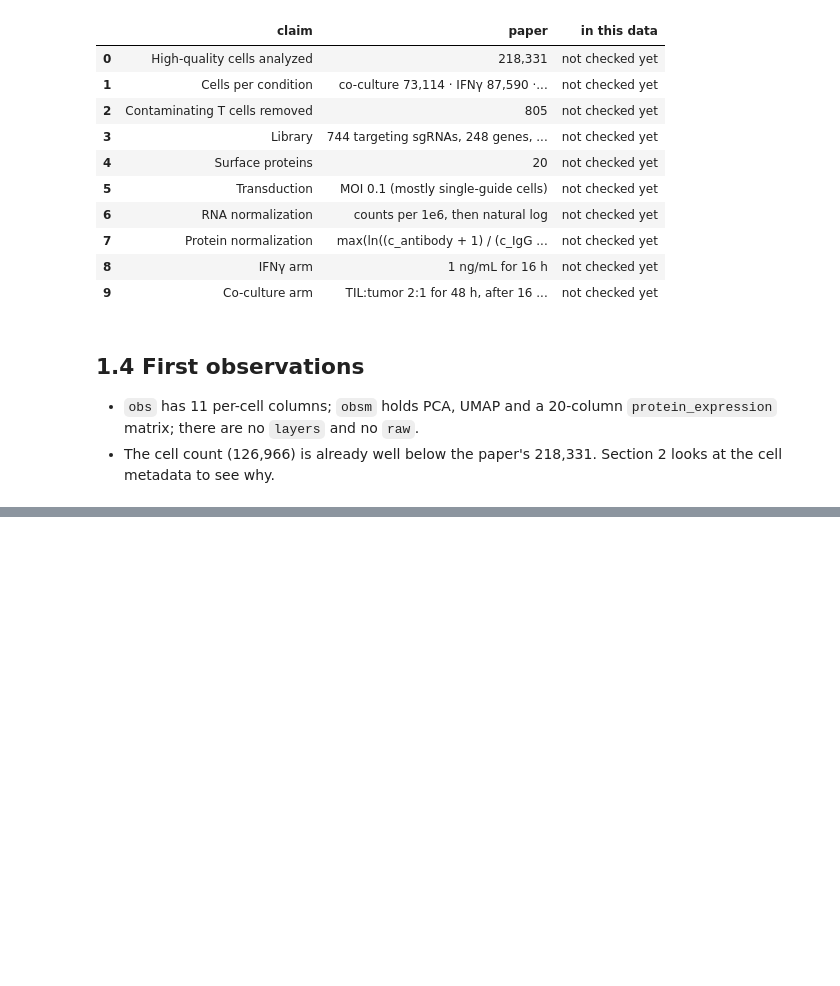
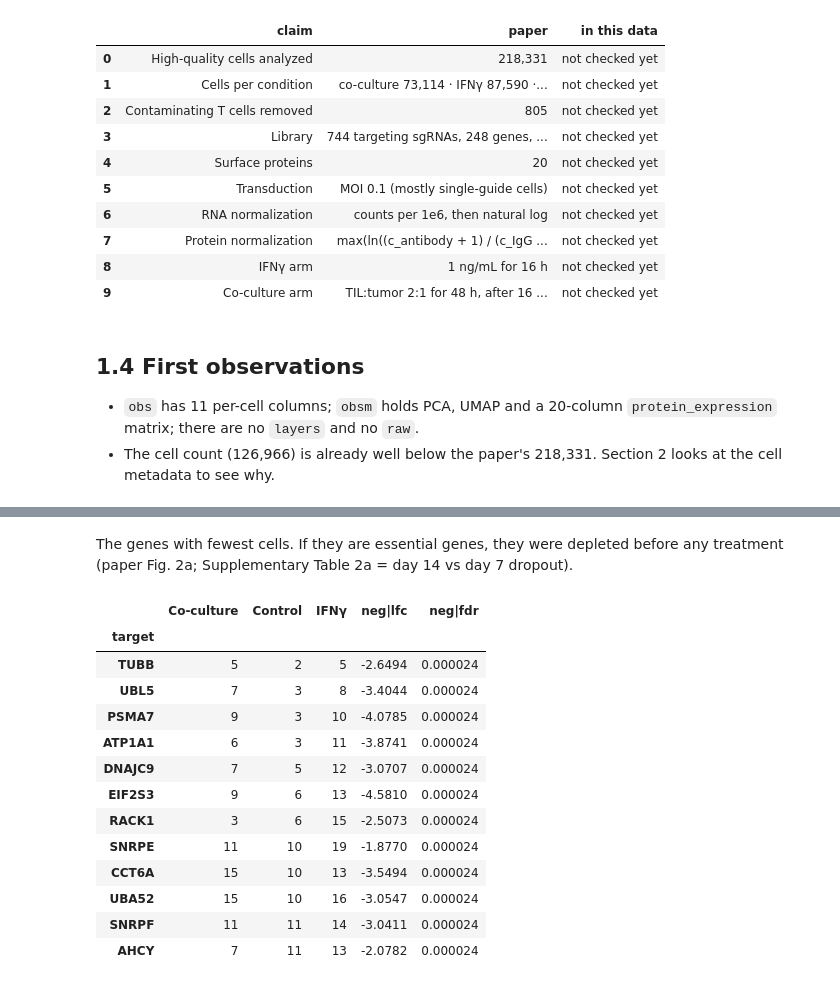
Before and after one commit to Shreyan-A0I/TMEsim, a Jupyter notebook: notebooks/01_data_exploration.ipynb, the cells around one changed output, grey strips where cells are left out. Drawn from its saved outputs; the diff is of its cells as text; code cells hidden in the pictures; blank space fills up the shorter version.

Commit message:
exploration section 2: cell metadata, guides per cell, library coverage

```diff
--- a/notebooks/01_data_exploration.ipynb
+++ b/notebooks/01_data_exploration.ipynb
@@ -93,0 +98,4 @@ claims
+# %%
+meta = load_metadata()
+print(len(meta), "cells")
+meta.condition.value_counts()
@@ -93,0 +133,6 @@ claims
+# %%
+single = meta[meta.MOI == 1].assign(target=lambda d: d.sgRNA.map(guide_target))
+is_ctrl = single.target.isin(CONTROL_TARGETS)
+print("guides:", single.sgRNA.nunique(), "| targeting guides:", single.sgRNA[~is_ctrl].nunique(),
+      "| target genes:", single.target[~is_ctrl].nunique(), "| control guides:", single.sgRNA[is_ctrl].nunique())
+is_ctrl.groupby(single.condition).agg(control_cells="sum", control_fraction="mean").round(3)
@@ -93,0 +148,3 @@ claims
+# %%
+per_gene = single[~is_ctrl].groupby(["target", "condition"]).size().unstack()
+per_gene.describe().round(0)
@@ -93,0 +161,20 @@ claims
+# %% [markdown]
+The genes with fewest cells. If they are essential genes, they were depleted before any treatment (paper Fig. 2a; Supplementary Table 2a = day 14 vs day 7 dropout).
+# %%
+essential = load_supp_table("2a").set_index("id")[["neg|lfc", "neg|fdr"]]
+per_gene.join(essential).sort_values("Control").head(12)
+# %% [output]
+|  | Co-culture | Control | IFNγ | neg|lfc | neg|fdr |
+| target |  |  |  |  |  |
+| TUBB | 5 | 2 | 5 | -2.6494 | 0.000024 |
+| UBL5 | 7 | 3 | 8 | -3.4044 | 0.000024 |
+| PSMA7 | 9 | 3 | 10 | -4.0785 | 0.000024 |
+| ATP1A1 | 6 | 3 | 11 | -3.8741 | 0.000024 |
+| DNAJC9 | 7 | 5 | 12 | -3.0707 | 0.000024 |
+| EIF2S3 | 9 | 6 | 13 | -4.5810 | 0.000024 |
+| RACK1 | 3 | 6 | 15 | -2.5073 | 0.000024 |
+| SNRPE | 11 | 10 | 19 | -1.8770 | 0.000024 |
+| CCT6A | 15 | 10 | 13 | -3.5494 | 0.000024 |
+| UBA52 | 15 | 10 | 16 | -3.0547 | 0.000024 |
+| SNRPF | 11 | 11 | 14 | -3.0411 | 0.000024 |
+| AHCY | 7 | 11 | 13 | -2.0782 | 0.000024 |
```
Also changed, not shown: parts of 16 cells of this notebook.
